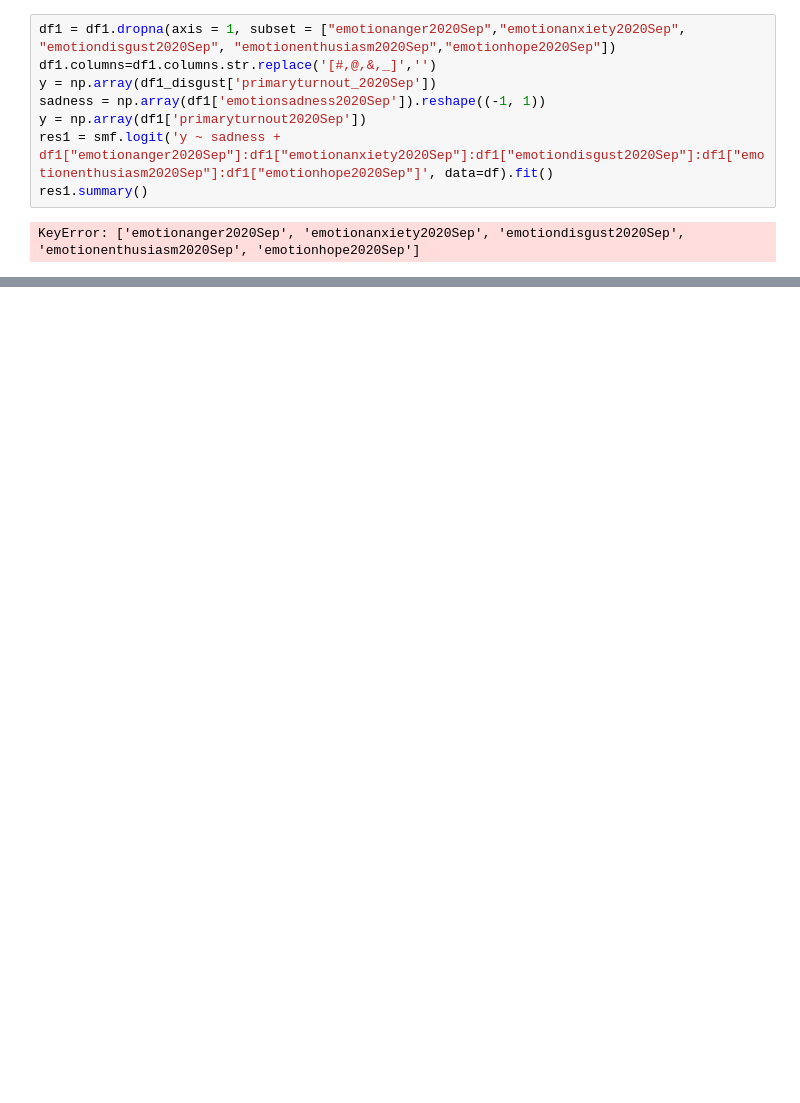
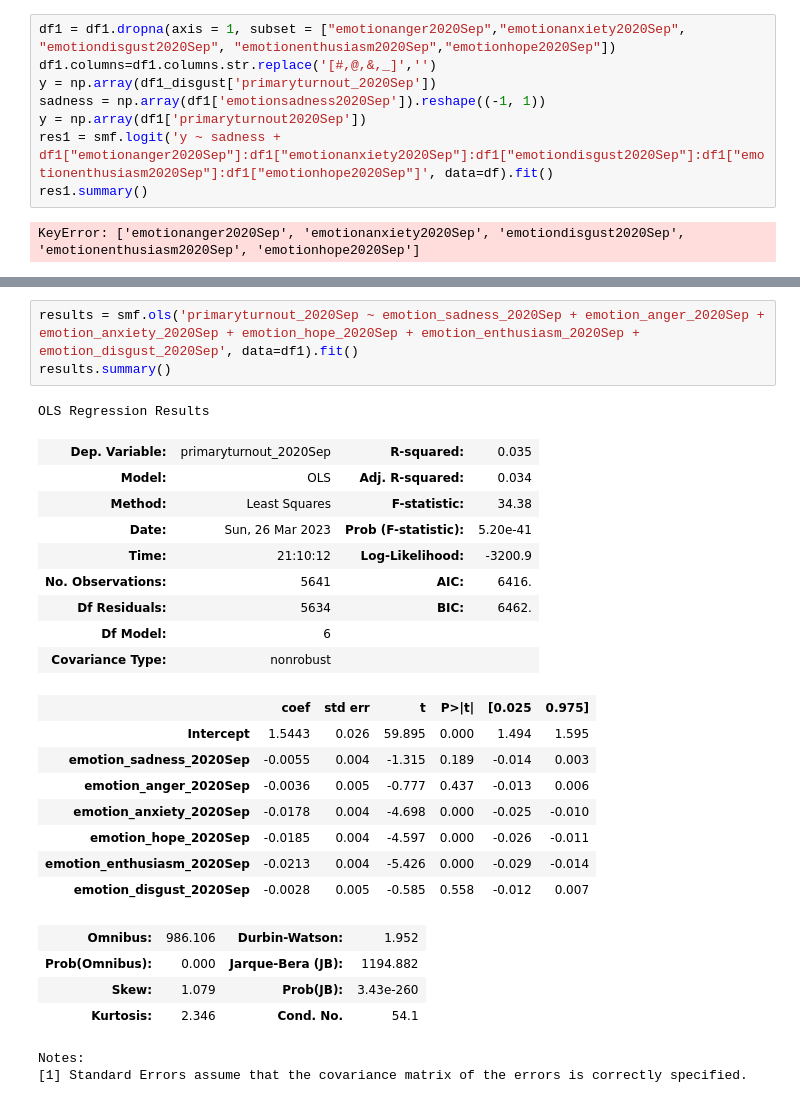
Before and after one commit to wdneff2/steur_research, a Jupyter notebook: research.ipynb, the cells around one changed output, grey strips where cells are left out. Cells and saved outputs as stored; diff of their text form; blank space fills up the shorter version.

```diff
--- a/research.ipynb
+++ b/research.ipynb
@@ -860,0 +884,28 @@ KeyError: ['emotionanger2020Sep', 'emotionanxiety2020Sep', 'emotiondisgust2020Se
+# %%
+results = smf.ols('primaryturnout_2020Sep ~ emotion_sadness_2020Sep + emotion_anger_2020Sep + emotion_anxiety_2020Sep + emotion_hope_2020Sep + emotion_enthusiasm_2020Sep + emotion_disgust_2020Sep', data=df1).fit()
+results.summary()
+# %% [output]
+OLS Regression Results
+| Dep. Variable: | primaryturnout_2020Sep | R-squared: | 0.035 |
+| Model: | OLS | Adj. R-squared: | 0.034 |
+| Method: | Least Squares | F-statistic: | 34.38 |
+| Date: | Sun, 26 Mar 2023 | Prob (F-statistic): | 5.20e-41 |
+| Time: | 21:10:12 | Log-Likelihood: | -3200.9 |
+| No. Observations: | 5641 | AIC: | 6416. |
+| Df Residuals: | 5634 | BIC: | 6462. |
+| Df Model: | 6 |  |  |
+| Covariance Type: | nonrobust |  |  |
+|  | coef | std err | t | P>|t| | [0.025 | 0.975] |
+| Intercept | 1.5443 | 0.026 | 59.895 | 0.000 | 1.494 | 1.595 |
+| emotion_sadness_2020Sep | -0.0055 | 0.004 | -1.315 | 0.189 | -0.014 | 0.003 |
+| emotion_anger_2020Sep | -0.0036 | 0.005 | -0.777 | 0.437 | -0.013 | 0.006 |
+| emotion_anxiety_2020Sep | -0.0178 | 0.004 | -4.698 | 0.000 | -0.025 | -0.010 |
+| emotion_hope_2020Sep | -0.0185 | 0.004 | -4.597 | 0.000 | -0.026 | -0.011 |
+| emotion_enthusiasm_2020Sep | -0.0213 | 0.004 | -5.426 | 0.000 | -0.029 | -0.014 |
+| emotion_disgust_2020Sep | -0.0028 | 0.005 | -0.585 | 0.558 | -0.012 | 0.007 |
+| Omnibus: | 986.106 | Durbin-Watson: | 1.952 |
+| Prob(Omnibus): | 0.000 | Jarque-Bera (JB): | 1194.882 |
+| Skew: | 1.079 | Prob(JB): | 3.43e-260 |
+| Kurtosis: | 2.346 | Cond. No. | 54.1 |
+Notes:
+[1] Standard Errors assume that the covariance matrix of the errors is correctly specified.
```
Also changed, not shown: parts of 9 cells of this notebook.
